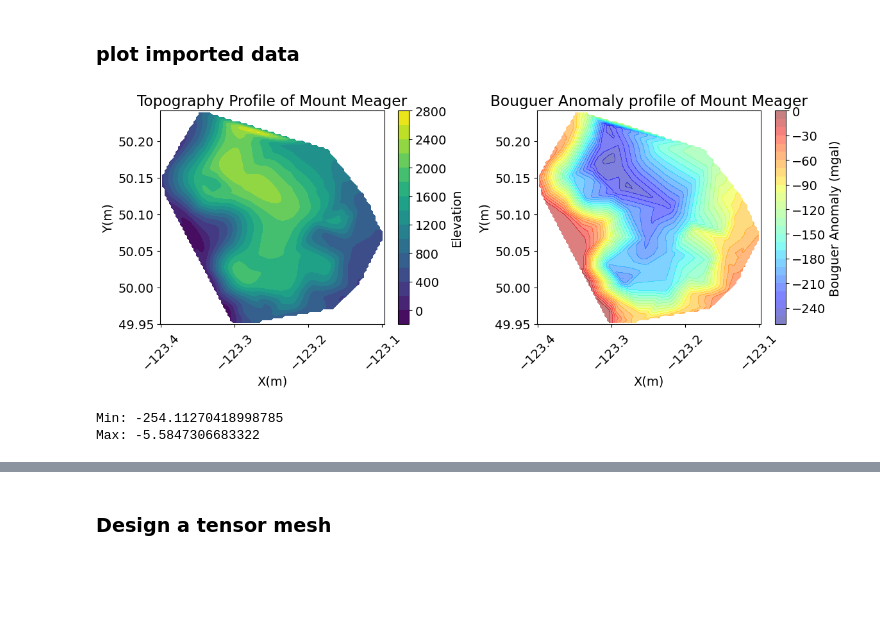
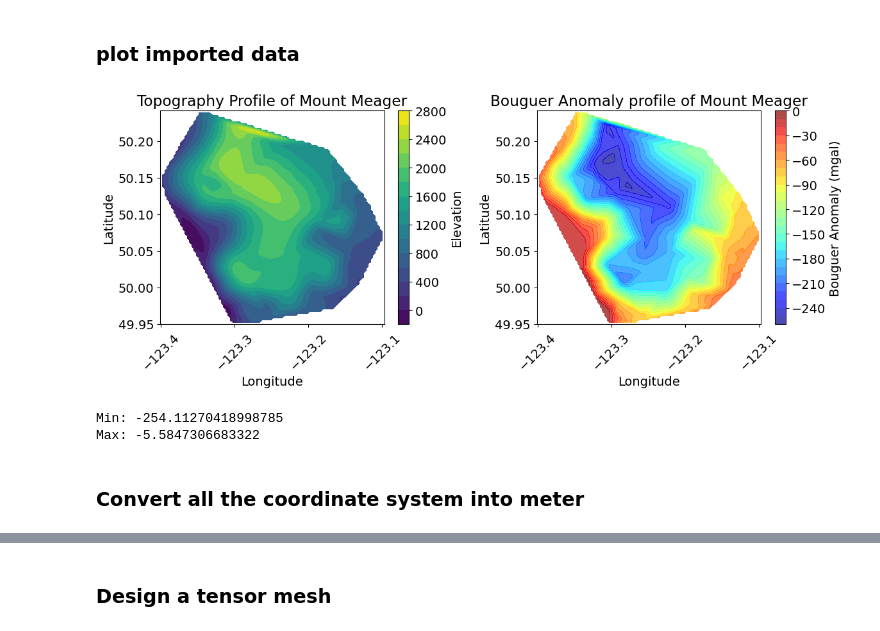
Before and after one commit to mebo4/EOSC454_project, a Jupyter notebook: project.ipynb, the cells around one changed output, grey strips where cells are left out. Cells and saved outputs as stored; diff of their text form; code cells hidden in the pictures; blank space fills up the shorter version.

```diff
--- a/project.ipynb
+++ b/project.ipynb
@@ -98,27 +131,31 @@ Max: -5.5847306683322
 # %%
 fig, ax = plt.subplots(1, 2, figsize = (12, 5))
 
 ctr1 = ax[0].contourf(grid_lon, grid_lat, grid_z, cmap='viridis', levels=15)
 ax[0].set_title("Topography Profile of Mount Meager")
-ax[0].set_xlabel("X(m)")
-ax[0].set_ylabel("Y(m)")
+ax[0].set_xlabel("Longitude")
+ax[0].set_ylabel("Latitude")
 ax[0].tick_params(axis='x', labelrotation=45)
 fig.colorbar(ctr1, ax=ax[0], label="Elevation")
 
-ctr2 = ax[1].contourf(grid_lon, grid_lat, grid_bouguer, cmap='jet',alpha=0.5, levels=30)
+ctr2 = ax[1].contourf(grid_lon, grid_lat, grid_bouguer, cmap='jet',alpha=0.7, levels=30)
 ax[1].set_title("Bouguer Anomaly profile of Mount Meager")
-ax[1].set_xlabel("X(m)")
-ax[1].set_ylabel("Y(m)")
+ax[1].set_xlabel("Longitude")
+ax[1].set_ylabel("Latitude")
 
 ax[1].tick_params(axis='x', labelrotation=45)
 fig.colorbar(ctr2, ax=ax[1], label="Bouguer Anomaly (mgal)")
 
 plt.tight_layout()
+plt.savefig("figure1")
+
 plt.show()
 
 print("Min:", np.nanmin(grid_bouguer))
 print("Max:", np.nanmax(grid_bouguer))
 # %% [output]
-[figure, old version]
+[figure, new version]
 Min: -254.11270418998785
 Max: -5.5847306683322
+# %% [markdown]
+### Convert all the coordinate system into meter
```
Also changed, not shown: parts of 59 cells of this notebook, 5 other files.
